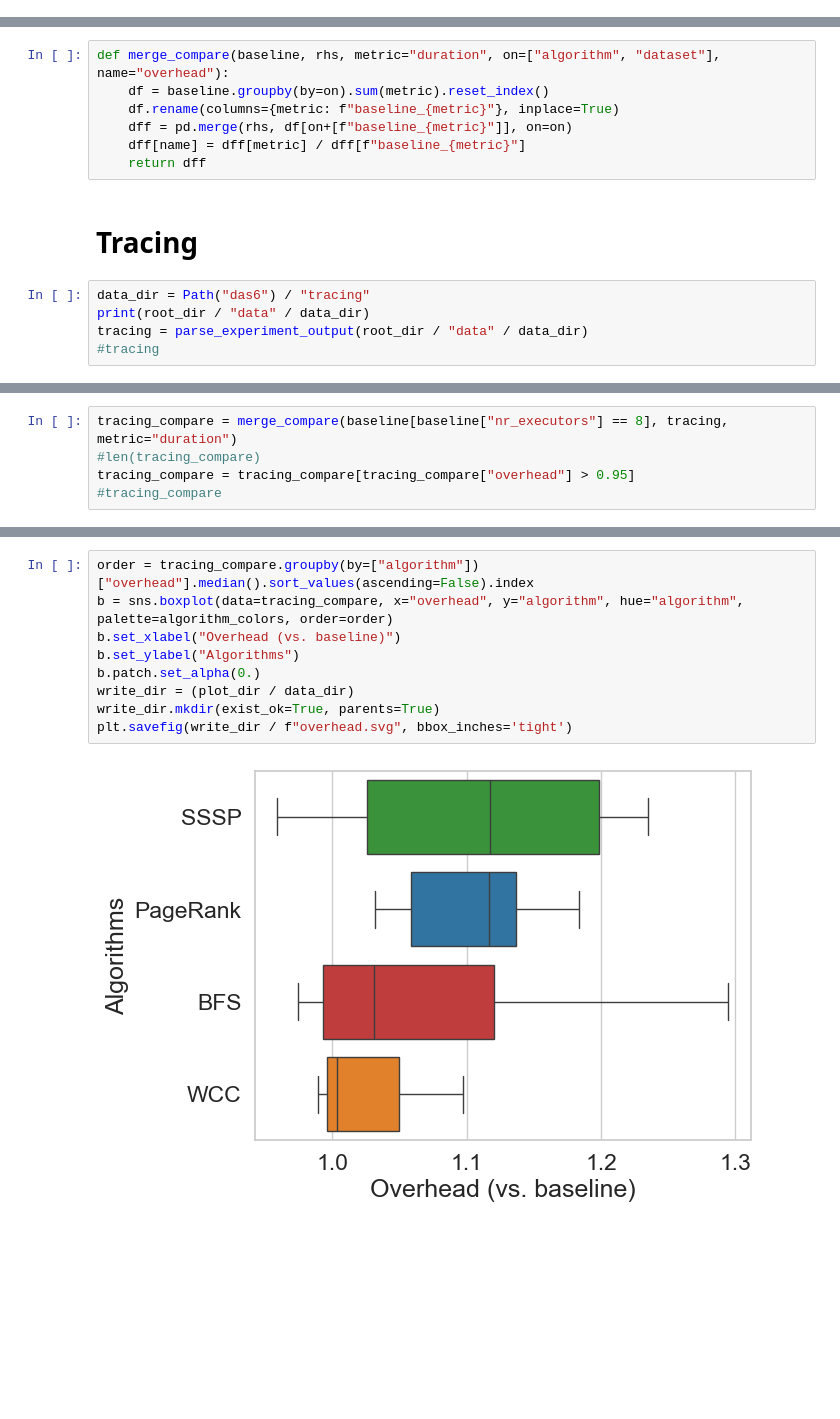
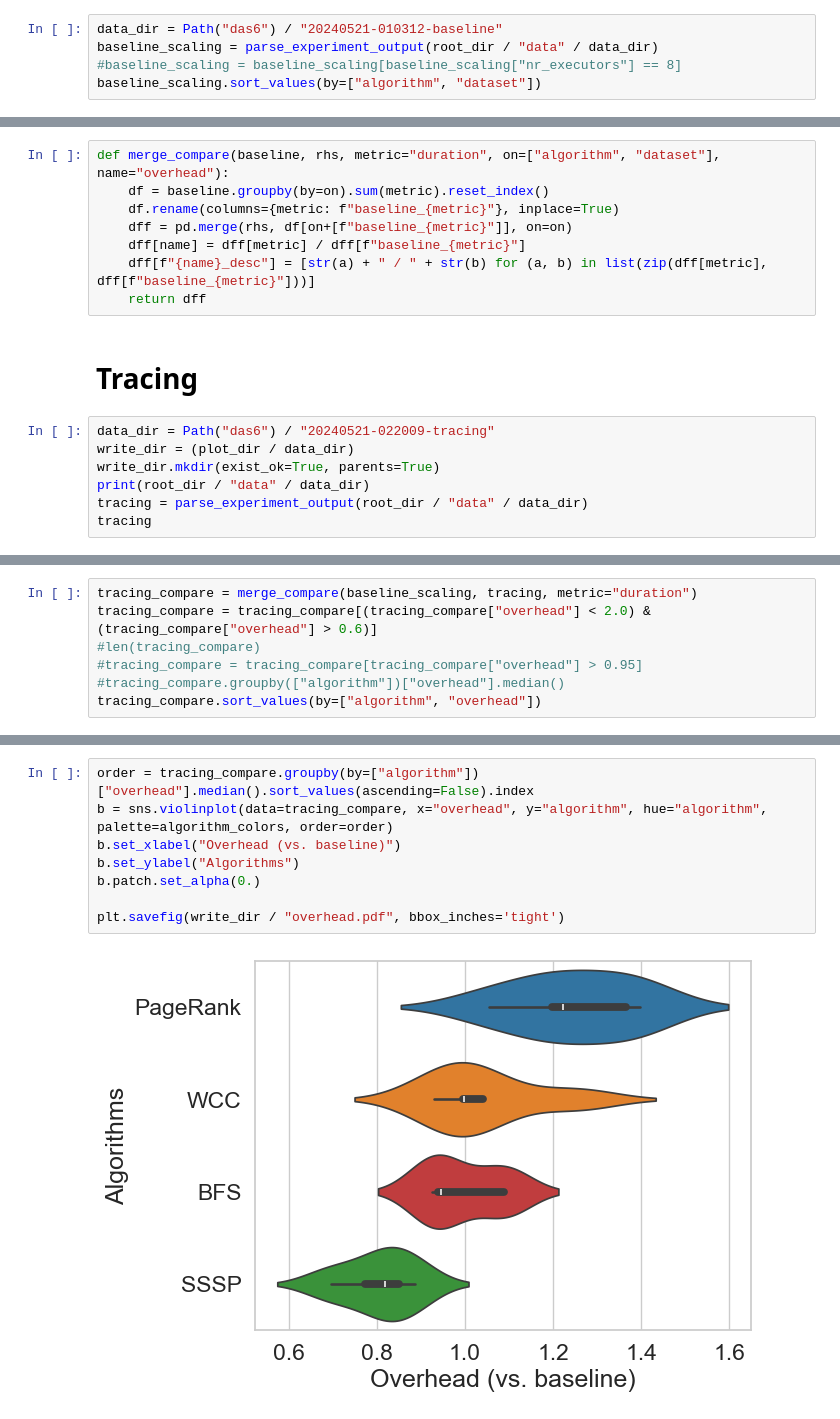
Before and after one commit to atlarge-research/provx, a Jupyter notebook: results/src/plots.ipynb, the cells around one changed output, grey strips where cells are left out. Cells and saved outputs as stored; diff of their text form; blank space fills up the shorter version.

```diff
--- a/results/src/plots.ipynb
+++ b/results/src/plots.ipynb
@@ -87,0 +128,5 @@ node_sizes
+# %%
+data_dir = Path("das6") / "20240521-010312-baseline"
+baseline_scaling = parse_experiment_output(root_dir / "data" / data_dir)
+#baseline_scaling = baseline_scaling[baseline_scaling["nr_executors"] == 8]
+baseline_scaling.sort_values(by=["algorithm", "dataset"])
@@ -203,12 +501,15 @@ def merge_compare(baseline, rhs, metric="duration", on=["algorithm", "dataset"],
     df.rename(columns={metric: f"baseline_{metric}"}, inplace=True)
     dff = pd.merge(rhs, df[on+[f"baseline_{metric}"]], on=on)
     dff[name] = dff[metric] / dff[f"baseline_{metric}"]
+    dff[f"{name}_desc"] = [str(a) + " / " + str(b) for (a, b) in list(zip(dff[metric], dff[f"baseline_{metric}"]))]
     return dff
 # %% [markdown]
 # Tracing
 # %%
-data_dir = Path("das6") / "tracing"
+data_dir = Path("das6") / "20240521-022009-tracing"
+write_dir = (plot_dir / data_dir)
+write_dir.mkdir(exist_ok=True, parents=True)
 print(root_dir / "data" / data_dir)
 tracing = parse_experiment_output(root_dir / "data" / data_dir)
-#tracing
+tracing
 # %% [output]
@@ -216,5 +534,7 @@ tracing = parse_experiment_output(root_dir / "data" / data_dir)
 # %%
-tracing_compare = merge_compare(baseline[baseline["nr_executors"] == 8], tracing, metric="duration")
+tracing_compare = merge_compare(baseline_scaling, tracing, metric="duration")
+tracing_compare = tracing_compare[(tracing_compare["overhead"] < 2.0) & (tracing_compare["overhead"] > 0.6)]
 #len(tracing_compare)
-tracing_compare = tracing_compare[tracing_compare["overhead"] > 0.95]
-#tracing_compare
+#tracing_compare = tracing_compare[tracing_compare["overhead"] > 0.95]
+#tracing_compare.groupby(["algorithm"])["overhead"].median()
+tracing_compare.sort_values(by=["algorithm", "overhead"])
@@ -221,12 +573,11 @@ tracing_compare = tracing_compare[tracing_compare["overhead"] > 0.95]
 # %%
 order = tracing_compare.groupby(by=["algorithm"])["overhead"].median().sort_values(ascending=False).index
-b = sns.boxplot(data=tracing_compare, x="overhead", y="algorithm", hue="algorithm", palette=algorithm_colors, order=order)
+b = sns.violinplot(data=tracing_compare, x="overhead", y="algorithm", hue="algorithm", palette=algorithm_colors, order=order)
 b.set_xlabel("Overhead (vs. baseline)")
 b.set_ylabel("Algorithms")
 b.patch.set_alpha(0.)
-write_dir = (plot_dir / data_dir)
-write_dir.mkdir(exist_ok=True, parents=True)
-plt.savefig(write_dir / f"overhead.svg", bbox_inches='tight')
+
+plt.savefig(write_dir / "overhead.pdf", bbox_inches='tight')
 # %% [output]
-[figure, old version]
+[figure, new version]
 # %% [markdown]
```
Also changed, not shown: parts of 65 cells of this notebook, 48 other files.
